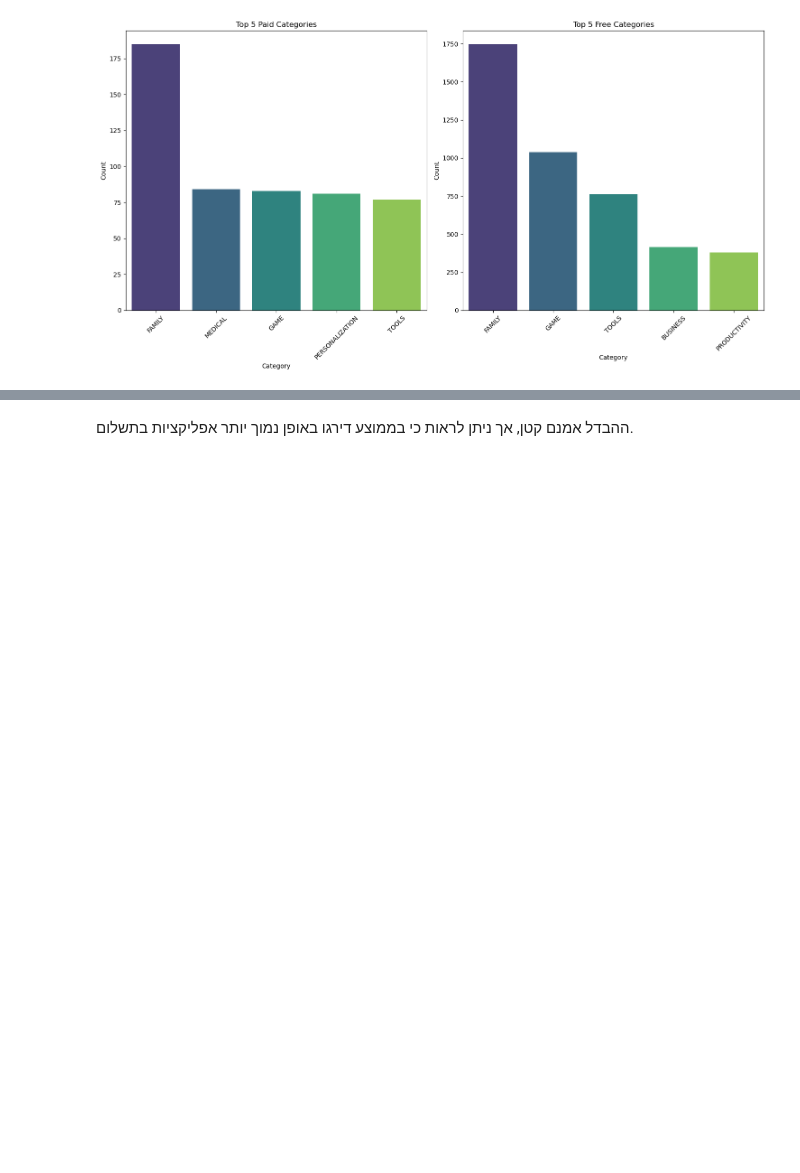
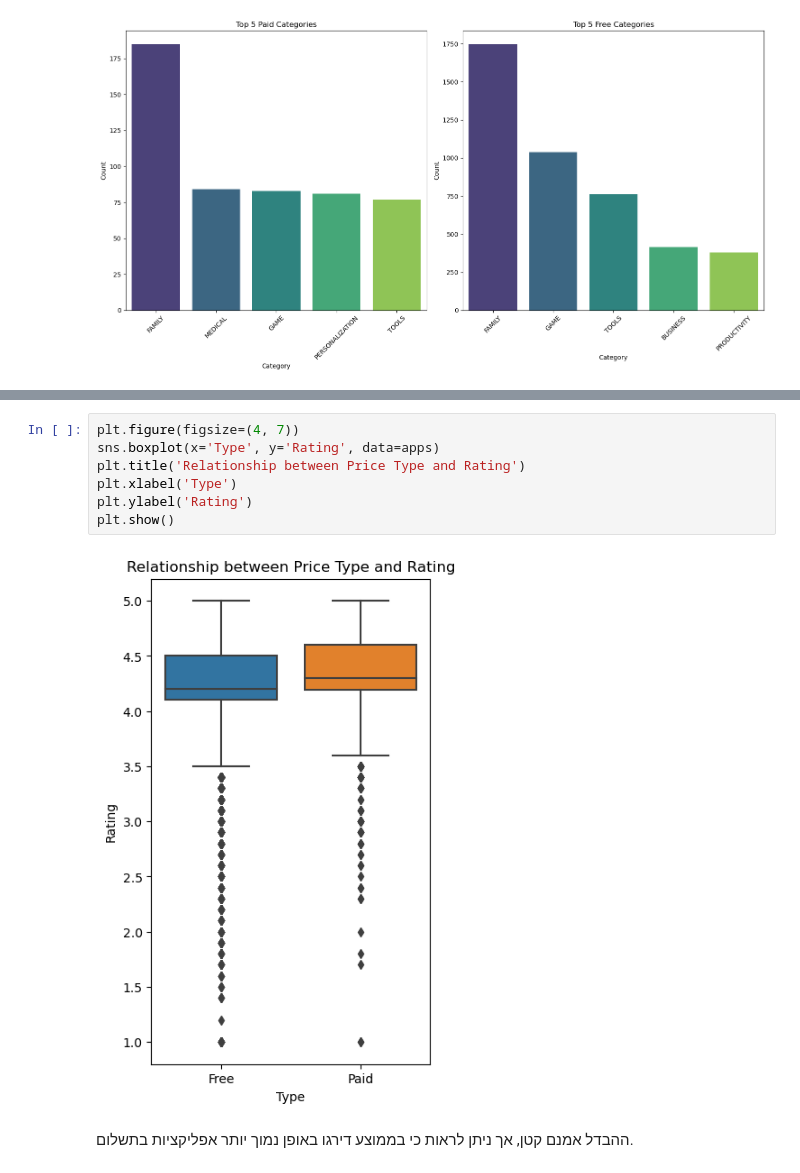
Before and after one commit to Yairvedaniel/project1, a Jupyter notebook: googleplaystoreproject_ogen.ipynb, the cells around one changed output, grey strips where cells are left out. Drawn from its saved outputs; the diff is of its cells as text; blank space fills up the shorter version.

```diff
--- a/googleplaystoreproject_ogen.ipynb
+++ b/googleplaystoreproject_ogen.ipynb
@@ -433,3 +453,12 @@ plt.show()
+# %%
+plt.figure(figsize=(4, 7))
+sns.boxplot(x='Type', y='Rating', data=apps)
+plt.title('Relationship between Price Type and Rating')
+plt.xlabel('Type')
+plt.ylabel('Rating')
+plt.show()
+# %% [output]
+[figure, added]
 # %% [markdown]
 ההבדל אמנם קטן, אך ניתן לראות כי בממוצע דירגו באופן נמוך יותר אפליקציות בתשלום.
 # %%
```
Also changed, not shown: parts of 51 cells of this notebook.
